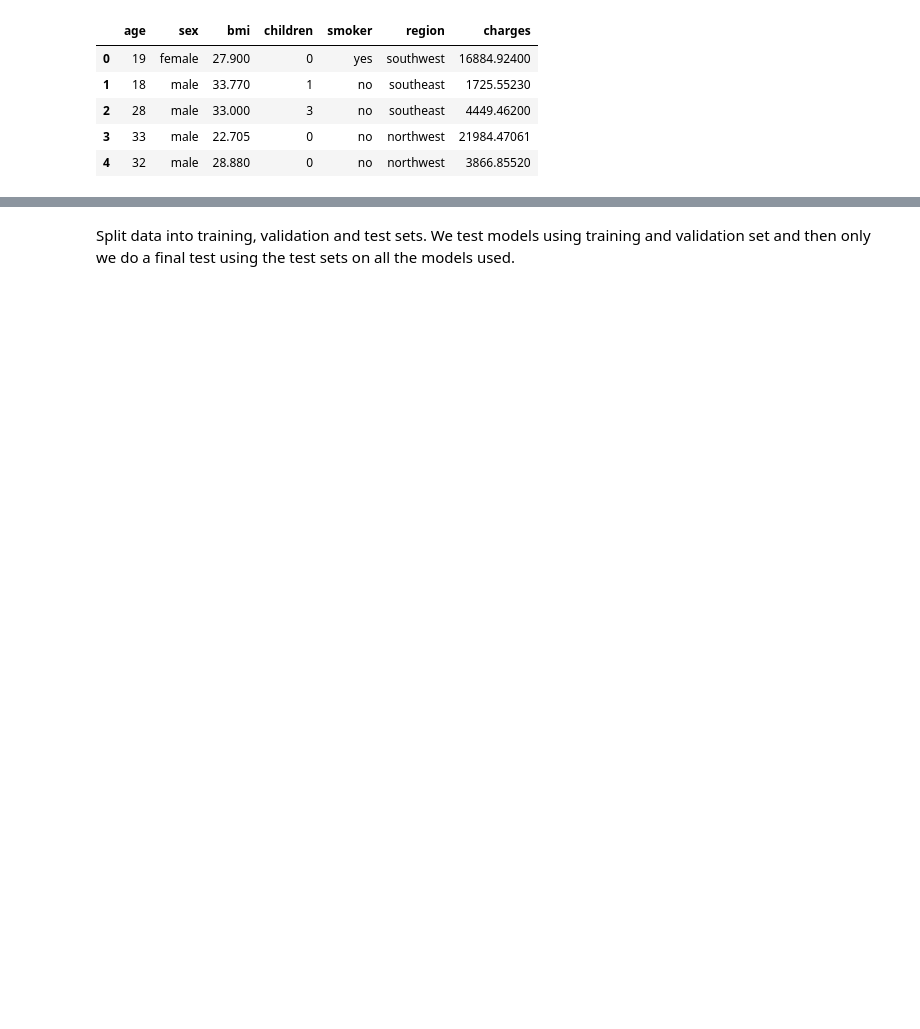
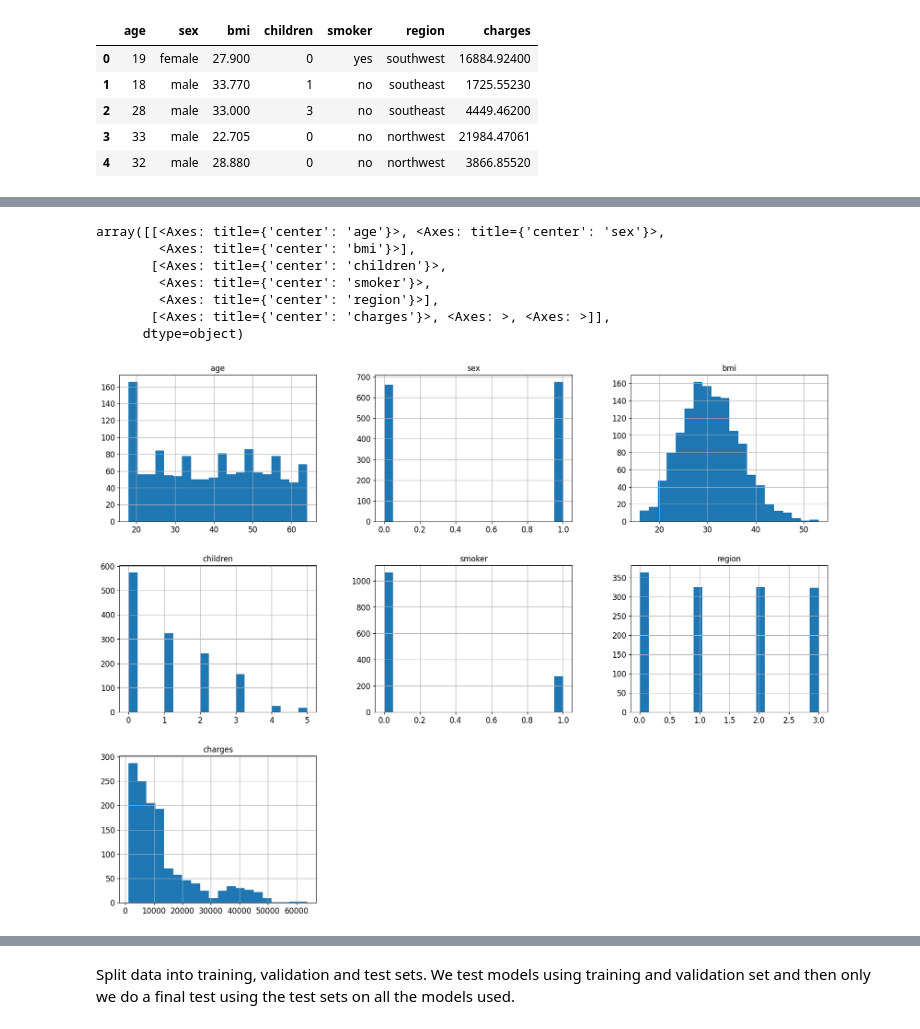
Before and after one commit to Ahsanfyfy/Project-Group-3, a Jupyter notebook: preprocessing.ipynb, the cells around one changed output, grey strips where cells are left out. Saved outputs shown, nothing was run; the diff lists cells and outputs as text; code cells hidden in the pictures; blank space fills up the shorter version.

Commit message:
1st meeting: preprocessing and visualizing data

```diff
--- a/preprocessing.ipynb
+++ b/preprocessing.ipynb
@@ -1,6 +1,13 @@
 # %%
 import pandas as pd
 import numpy as np
+import seaborn as sns
+
+%matplotlib inline
+import matplotlib as mpl
 import matplotlib.pyplot as plt
+mpl.rc('axes', labelsize=14)
+mpl.rc('xtick', labelsize=12)
+mpl.rc('ytick', labelsize=12)
 # %%
 df = pd.read_csv('./data/insurance.csv')
@@ -14,0 +41,5 @@ df.head(5)
+# %%
+df["sex"] = df["sex"].map({"male": 1, "female": 0})
+df["smoker"] = df["smoker"].map({"yes": 1, "no": 0})
+df["region"] = df["region"].map({"southeast": 0, "southwest": 1, "northwest": 2, "northeast": 3})
+df.head()
@@ -14,0 +82,11 @@ df.head(5)
+# %%
+df.hist(bins=20, figsize=(20,15))
+# %% [output]
+array([[<Axes: title={'center': 'age'}>, <Axes: title={'center': 'sex'}>,
+        <Axes: title={'center': 'bmi'}>],
+       [<Axes: title={'center': 'children'}>,
+        <Axes: title={'center': 'smoker'}>,
+        <Axes: title={'center': 'region'}>],
+       [<Axes: title={'center': 'charges'}>, <Axes: >, <Axes: >]],
+      dtype=object)
+[figure, added]
```
Also changed, not shown: parts of 20 cells of this notebook, 1 other file.
